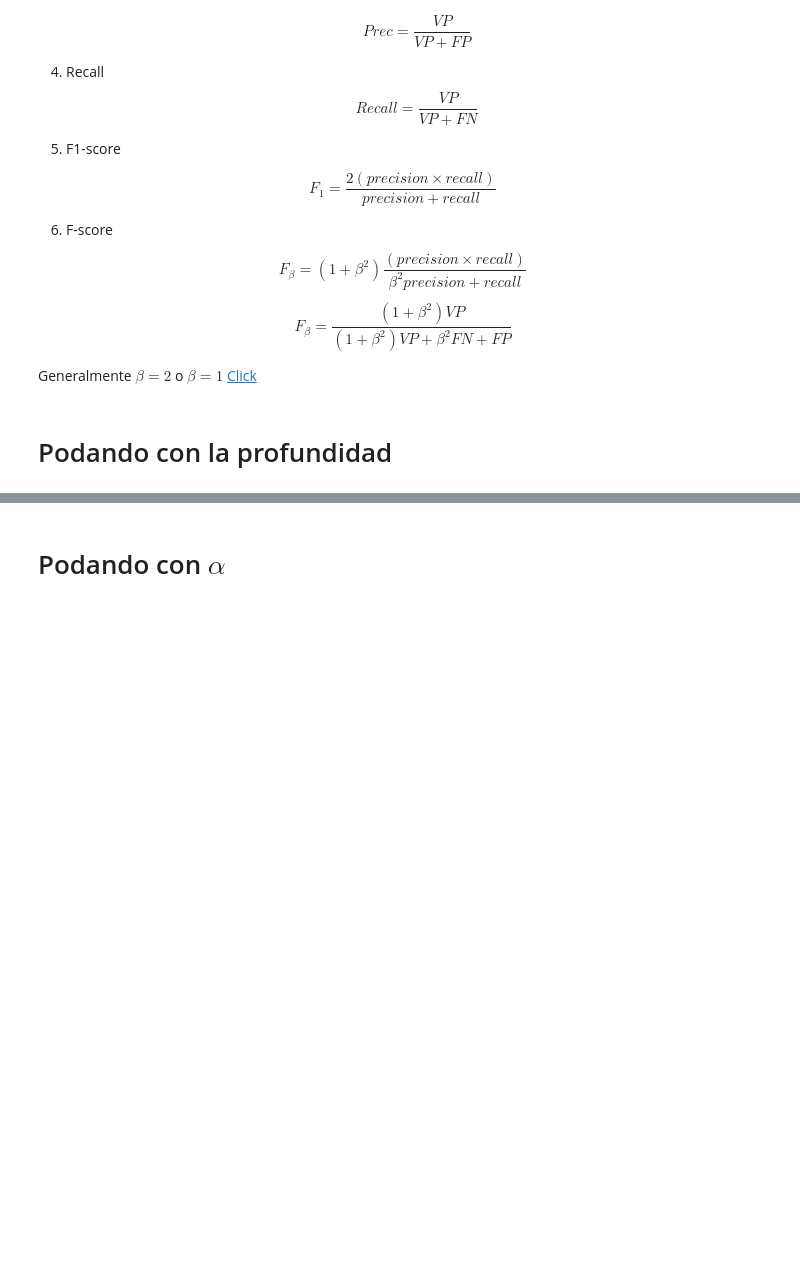
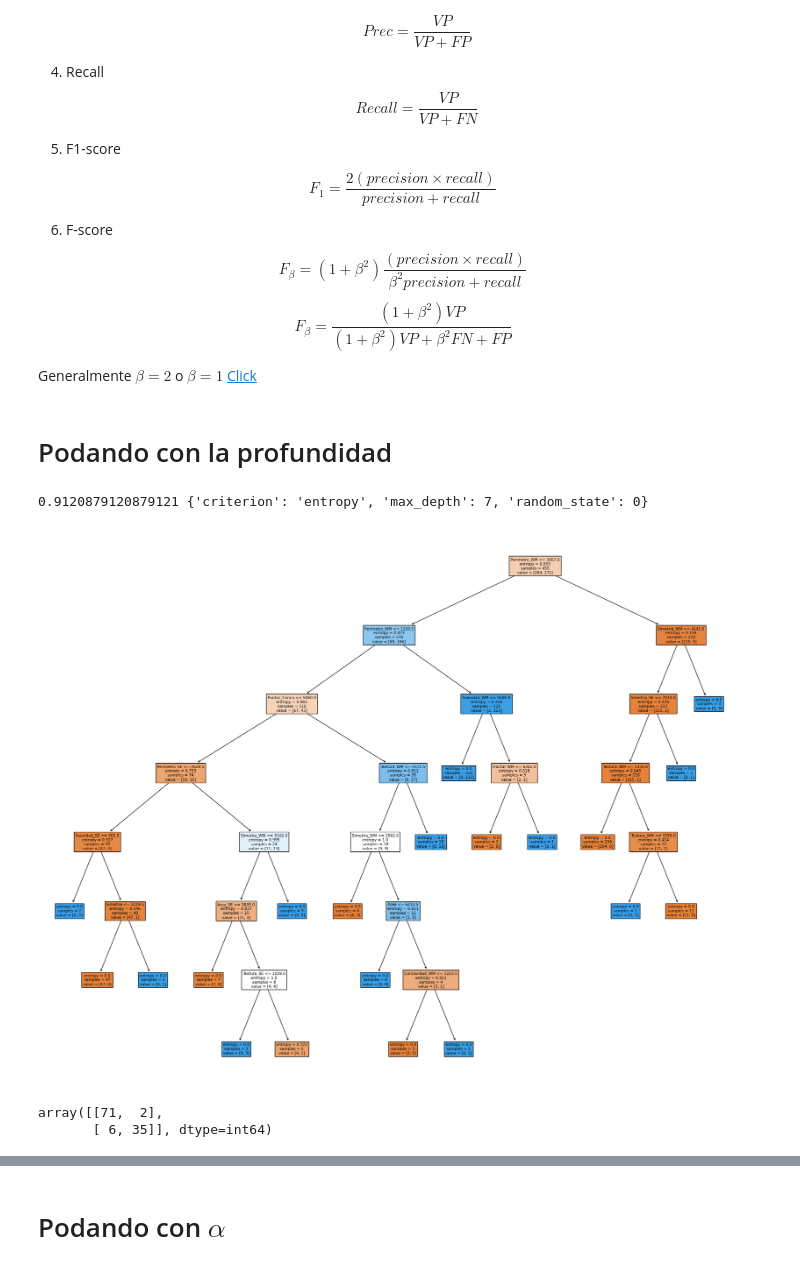
Before and after one commit to srodriguezc91/Proyecto_final_ML_V1, a Jupyter notebook: Código/Arboles de clasificación.ipynb, the cells around one changed output, grey strips where cells are left out. Cells and saved outputs as stored; diff of their text form; code cells hidden in the pictures; blank space fills up the shorter version.

Commit message:
[ARBOLES]

```diff
--- a/Código/Arboles de clasificación.ipynb
+++ b/Código/Arboles de clasificación.ipynb
@@ -128,20 +128,27 @@ Generalmente $\beta=2$ o $\beta=1$ [Click](https://en.wikipedia.org/wiki/F-score
 
 #### Ver scores en https://scikit-learn.org/stable/modules/model_evaluation.html#the-scoring-parameter-defining-model-evaluation-rules
 parameters = {
-    'max_depth':[3,4,5,6,7,8,9,10,11,12,13,14,15,16,17,18,19,20]
+    'max_depth':[3,4,5,6,7,8,9,10,11,12,13,14,15,16,17,18,19,20],
+    'random_state':[0,2,4],
+    'criterion':['gini', 'entropy'],
               } ### voy a probar desde 3 hasta 20
-arbol= GridSearchCV(DecisionTreeClassifier(), parameters,scoring, n_jobs=-1) ## Metrica r2
+arbol= GridSearchCV(DecisionTreeClassifier(), parameters,scoring='accuracy', n_jobs=-1) ## Metrica r2
 arbol.fit(X=X_train, y=y_train)
 tree_model = arbol.best_estimator_ ## El mejor modelo
 print (arbol.best_score_, arbol.best_params_)
+# %% [output]
+0.9120879120879121 {'criterion': 'entropy', 'max_depth': 7, 'random_state': 0}
 # %%
-arbol=tree.DecisionTreeClassifier(criterion="gini", max_depth=4)
-arbol.fit(X_train, y_train)
 fig = plt.figure(figsize=(25,20))
-_ = tree.plot_tree(arbol, feature_names=X_train.columns, filled=True)
+_=plot_tree(tree_model, feature_names=X_train.columns, filled=True)
+# %% [output]
+[figure, added]
 # %%
 y_pred=arbol.predict(X_test)
 confusion_matrix(y_test, y_pred)
+# %% [output]
+array([[71,  2],
+       [ 6, 35]], dtype=int64)
 # %%
 from sklearn.metrics import classification_report
 print(classification_report(y_test, y_pred))
```
Also changed, not shown: parts of 7 cells of this notebook, 1 other file.
